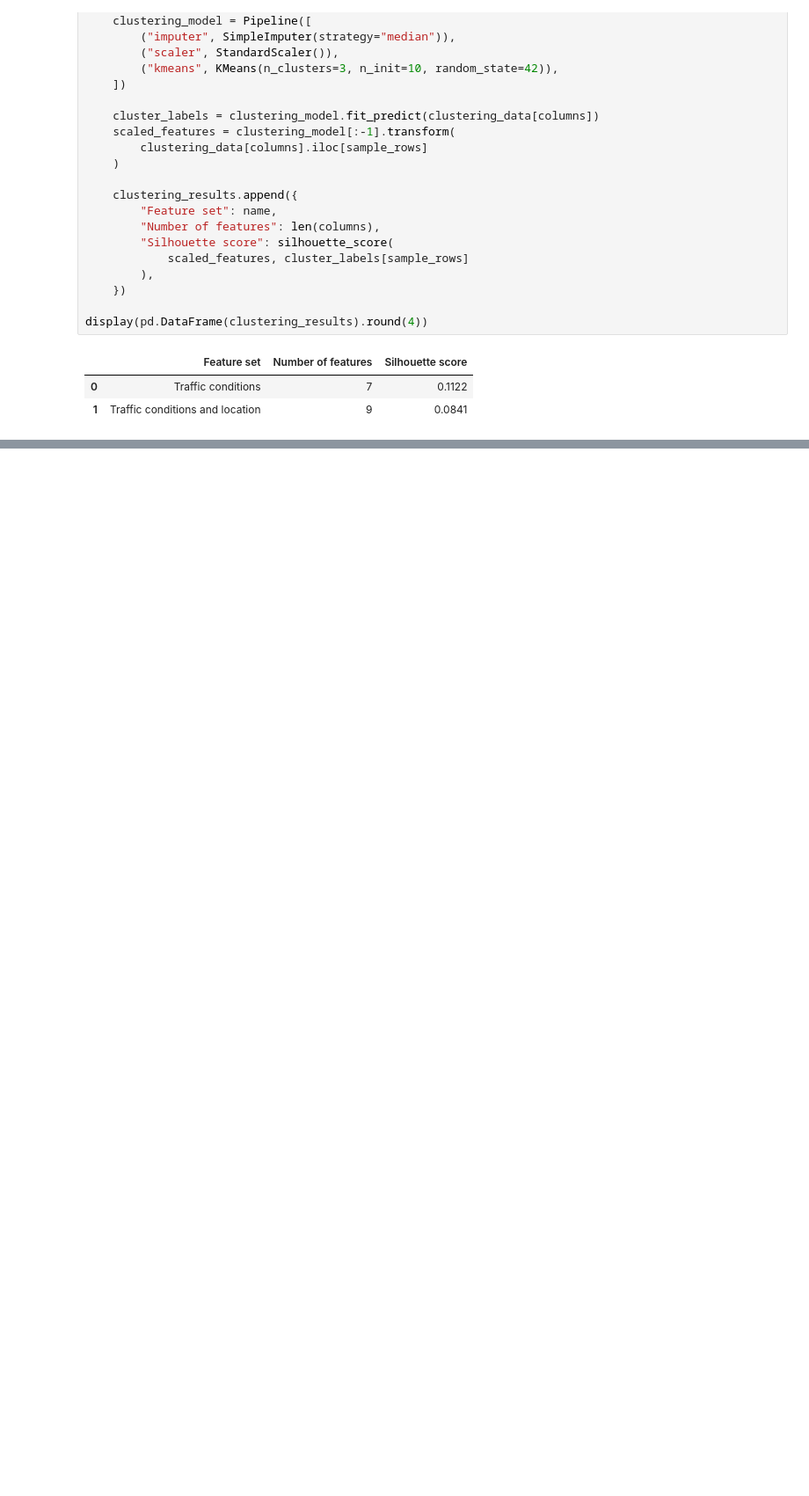
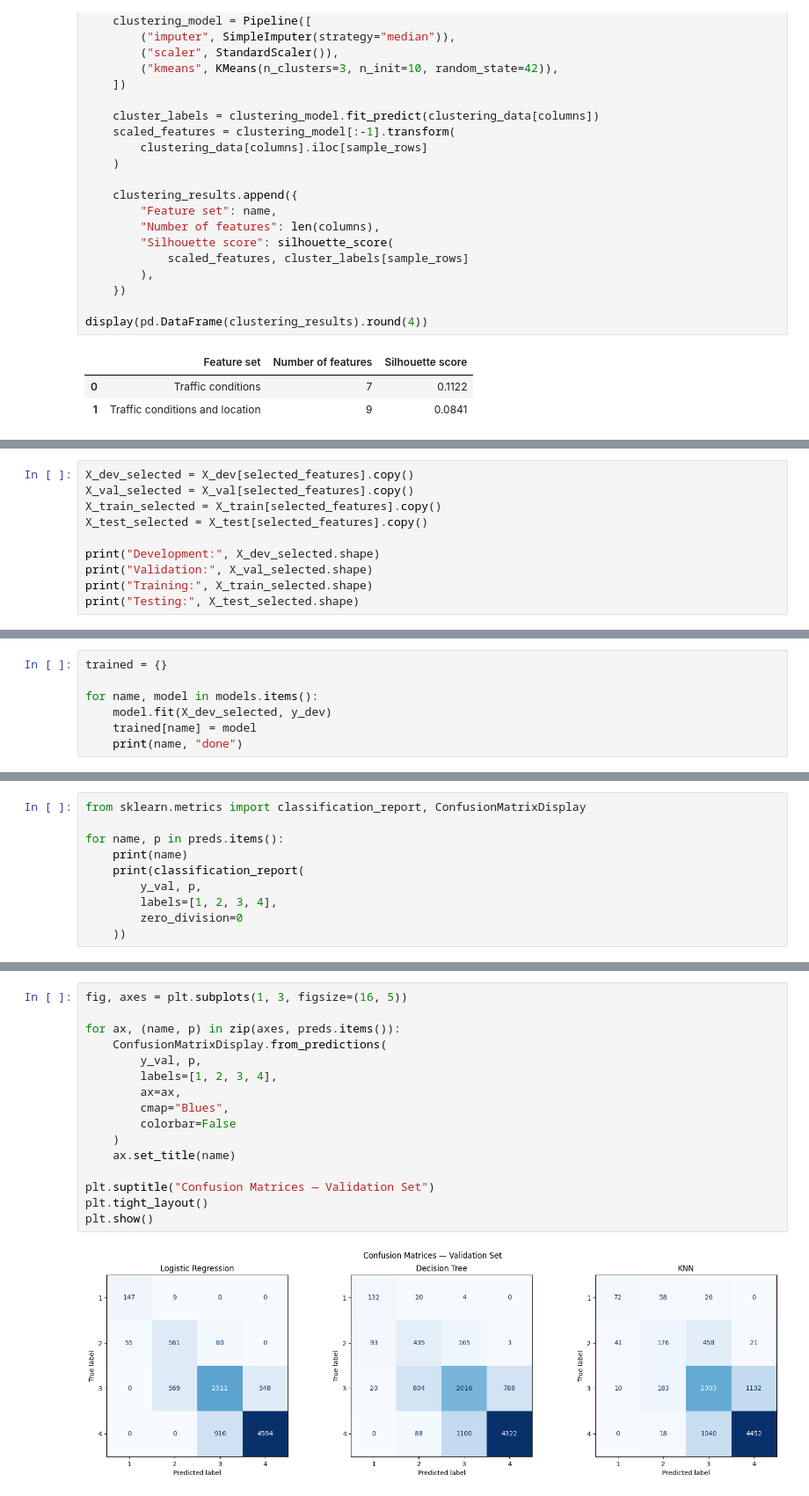
Before and after one commit to zeemohamed7/ai-traffic-project, a Jupyter notebook: IT7009_Traffic_Incident_Analysis.ipynb, the cells around one changed output, grey strips where cells are left out. Shown at 88% size. Drawn from its saved outputs; the diff is of its cells as text; blank space fills up the shorter version.

```diff
--- a/IT7009_Traffic_Incident_Analysis.ipynb
+++ b/IT7009_Traffic_Incident_Analysis.ipynb
@@ -1472,0 +1478,10 @@ display(pd.DataFrame(clustering_results).round(4))
+# %%
+X_dev_selected = X_dev[selected_features].copy()
+X_val_selected = X_val[selected_features].copy()
+X_train_selected = X_train[selected_features].copy()
+X_test_selected = X_test[selected_features].copy()
+
+print("Development:", X_dev_selected.shape)
+print("Validation:", X_val_selected.shape)
+print("Training:", X_train_selected.shape)
+print("Testing:", X_test_selected.shape)
@@ -1472,0 +1549,7 @@ display(pd.DataFrame(clustering_results).round(4))
+# %%
+trained = {}
+
+for name, model in models.items():
+    model.fit(X_dev_selected, y_dev)
+    trained[name] = model
+    print(name, "done")
@@ -1472,0 +1600,10 @@ display(pd.DataFrame(clustering_results).round(4))
+# %%
+from sklearn.metrics import classification_report, ConfusionMatrixDisplay
+
+for name, p in preds.items():
+    print(name)
+    print(classification_report(
+        y_val, p,
+        labels=[1, 2, 3, 4],
+        zero_division=0
+    ))
@@ -1472,0 +1637,18 @@ display(pd.DataFrame(clustering_results).round(4))
+# %%
+fig, axes = plt.subplots(1, 3, figsize=(16, 5))
+
+for ax, (name, p) in zip(axes, preds.items()):
+    ConfusionMatrixDisplay.from_predictions(
+        y_val, p,
+        labels=[1, 2, 3, 4],
+        ax=ax,
+        cmap="Blues",
+        colorbar=False
+    )
+    ax.set_title(name)
+
+plt.suptitle("Confusion Matrices — Validation Set")
+plt.tight_layout()
+plt.show()
+# %% [output]
+[figure, added]
```
Also changed, not shown: parts of 37 cells of this notebook.
